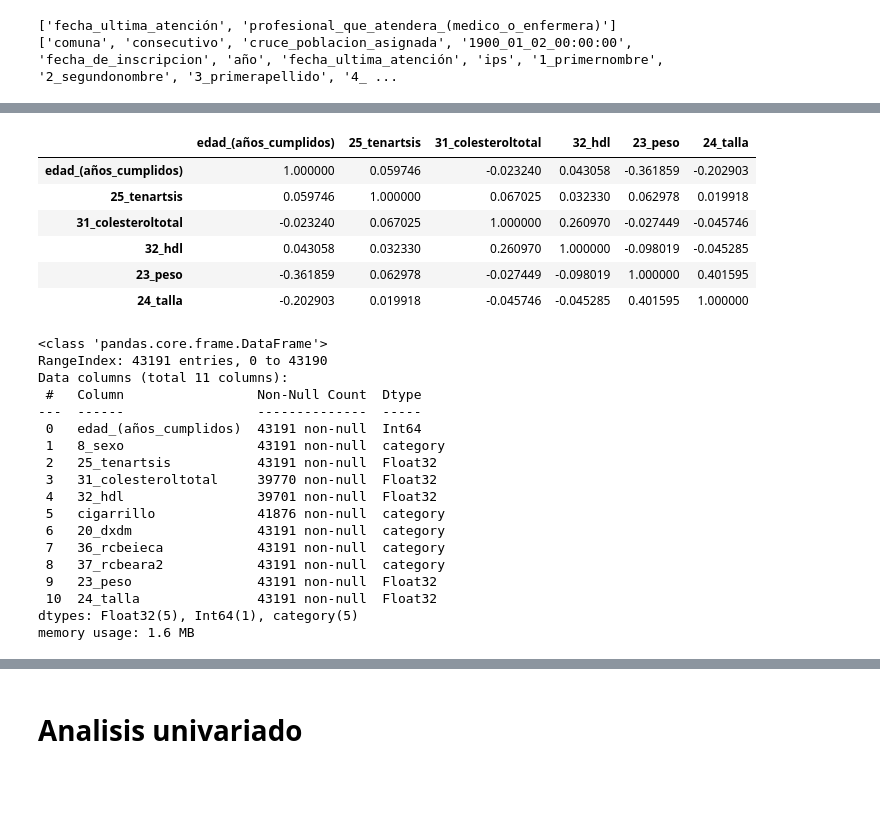
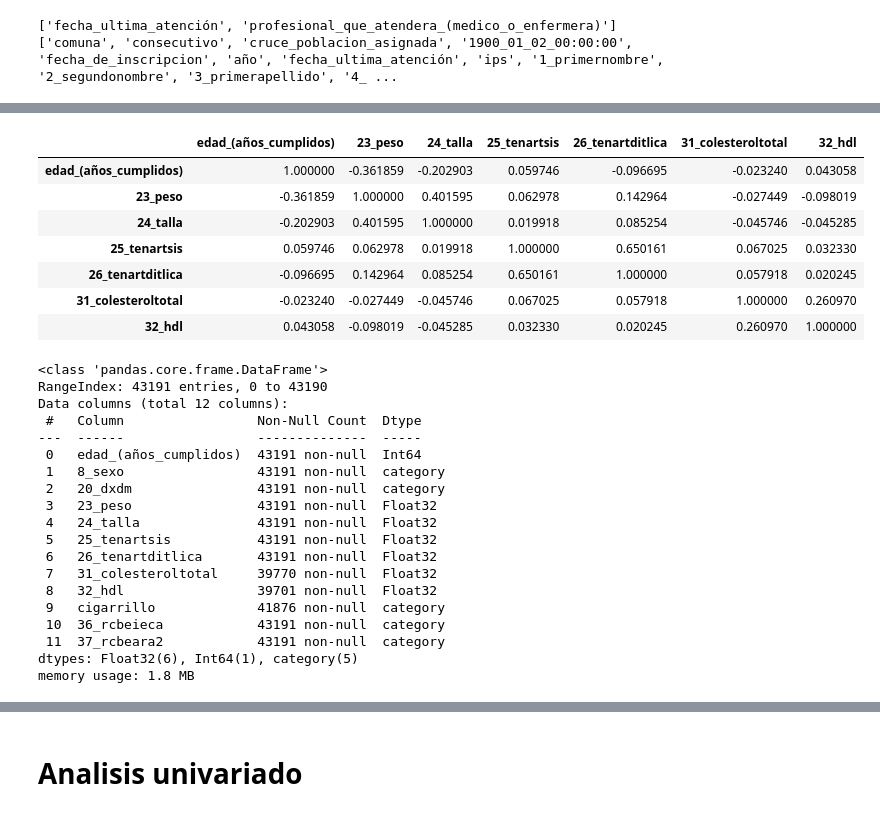
Before and after one commit to Pipicano25/RCV_ICESI, a Jupyter notebook: scripts/3_1_exploratory_analysis.ipynb, the cells around one changed output, grey strips where cells are left out. Cells and saved outputs as stored; diff of their text form; code cells hidden in the pictures; blank space fills up the shorter version.

```diff
--- a/scripts/3_1_exploratory_analysis.ipynb
+++ b/scripts/3_1_exploratory_analysis.ipynb
@@ -74,21 +59,17 @@ Name: 23_peso, Length: 43191, dtype: bool
 # %%
-df_1 = df[[
-    # '6_identificacion',
+df_select = df[[
     'edad_(años_cumplidos)',
     '8_sexo',
+    '20_dxdm',
+    '23_peso',
+    '24_talla',
     '25_tenartsis',
+    '26_tenartditlica',
     '31_colesteroltotal',
-    # '31_1_fechact',
     '32_hdl',
-    # '32_1_fechahdl',
     'cigarrillo',
-    '20_dxdm',
     '36_rcbeieca',
     '37_rcbeara2',
-    # 'fecha_ultima_atención',
-    # 'estatina',
-    '23_peso',
-    '24_talla'
  ]]
-df_1
+df_select
 # %% [output]
@@ -176,21 +118,16 @@ dtype: object
 # %%
 dic_type = {
-    # '6_identificacion': 'string',
     'edad_(años_cumplidos)': 'Int64',
     '8_sexo': 'category',
+    '20_dxdm': 'category',
+    '23_peso': 'Float32',
+    '24_talla': 'Float32',
     '25_tenartsis': 'Float32',
+    '26_tenartditlica': 'Float32',
     '31_colesteroltotal': 'Float32',
-    # '31_1_fechact': 'string',
     '32_hdl': 'Float32',
-    # '32_1_fechahdl': 'string',
     'cigarrillo': 'category',
-    '20_dxdm': 'category',
     '36_rcbeieca': 'category',
     '37_rcbeara2': 'category',
-    # 'fecha_ultima_atención': 'string',
-    # 'estatina': 'category',
-    '23_peso': 'Float32',
-    '24_talla': 'Float32'
 }
-df_1 = df_1.astype(dic_type)
-df_1.dtypes
+df_select = df_select.astype(dic_type)
@@ -210,33 +170,35 @@ dtype: object
 # %%
-correlacion = df_1.corr(numeric_only=True)
+correlacion = df_select.corr(numeric_only=True)
 correlacion
 # %% [output]
-|  | edad_(años_cumplidos) | 25_tenartsis | 31_colesteroltotal | 32_hdl | 23_peso | 24_talla |
-| edad_(años_cumplidos) | 1.000000 | 0.059746 | -0.023240 | 0.043058 | -0.361859 | -0.202903 |
-| 25_tenartsis | 0.059746 | 1.000000 | 0.067025 | 0.032330 | 0.062978 | 0.019918 |
-| 31_colesteroltotal | -0.023240 | 0.067025 | 1.000000 | 0.260970 | -0.027449 | -0.045746 |
-| 32_hdl | 0.043058 | 0.032330 | 0.260970 | 1.000000 | -0.098019 | -0.045285 |
-| 23_peso | -0.361859 | 0.062978 | -0.027449 | -0.098019 | 1.000000 | 0.401595 |
-| 24_talla | -0.202903 | 0.019918 | -0.045746 | -0.045285 | 0.401595 | 1.000000 |
+|  | edad_(años_cumplidos) | 23_peso | 24_talla | 25_tenartsis | 26_tenartditlica | 31_colesteroltotal | 32_hdl |
+| edad_(años_cumplidos) | 1.000000 | -0.361859 | -0.202903 | 0.059746 | -0.096695 | -0.023240 | 0.043058 |
+| 23_peso | -0.361859 | 1.000000 | 0.401595 | 0.062978 | 0.142964 | -0.027449 | -0.098019 |
+| 24_talla | -0.202903 | 0.401595 | 1.000000 | 0.019918 | 0.085254 | -0.045746 | -0.045285 |
+| 25_tenartsis | 0.059746 | 0.062978 | 0.019918 | 1.000000 | 0.650161 | 0.067025 | 0.032330 |
+| 26_tenartditlica | -0.096695 | 0.142964 | 0.085254 | 0.650161 | 1.000000 | 0.057918 | 0.020245 |
+| 31_colesteroltotal | -0.023240 | -0.027449 | -0.045746 | 0.067025 | 0.057918 | 1.000000 | 0.260970 |
+| 32_hdl | 0.043058 | -0.098019 | -0.045285 | 0.032330 | 0.020245 | 0.260970 | 1.000000 |
 # %%
-df_1.info()
+df_select.info()
 # %% [output]
 <class 'pandas.core.frame.DataFrame'>
 RangeIndex: 43191 entries, 0 to 43190
-Data columns (total 11 columns):
+Data columns (total 12 columns):
  #   Column                 Non-Null Count  Dtype
 ---  ------                 --------------  -----
  0   edad_(años_cumplidos)  43191 non-null  Int64
  1   8_sexo                 43191 non-null  category
- 2   25_tenartsis           43191 non-null  Float32
- 3   31_colesteroltotal     39770 non-null  Float32
- 4   32_hdl                 39701 non-null  Float32
- 5   cigarrillo             41876 non-null  category
- 6   20_dxdm                43191 non-null  category
- 7   36_rcbeieca            43191 non-null  category
- 8   37_rcbeara2            43191 non-null  category
- 9   23_peso                43191 non-null  Float32
- 10  24_talla               43191 non-null  Float32
-dtypes: Float32(5), Int64(1), category(5)
-memory usage: 1.6 MB
+ 2   20_dxdm                43191 non-null  category
+ 3   23_peso                43191 non-null  Float32
+ 4   24_talla               43191 non-null  Float32
+ 5   25_tenartsis           43191 non-null  Float32
+ 6   26_tenartditlica       43191 non-null  Float32
+ 7   31_colesteroltotal     39770 non-null  Float32
+ 8   32_hdl                 39701 non-null  Float32
+ 9   cigarrillo             41876 non-null  category
+ 10  36_rcbeieca            43191 non-null  category
+ 11  37_rcbeara2            43191 non-null  category
+dtypes: Float32(6), Int64(1), category(5)
+memory usage: 1.8 MB
 # %%
```
Also changed, not shown: parts of 64 cells of this notebook, 1 other file.
